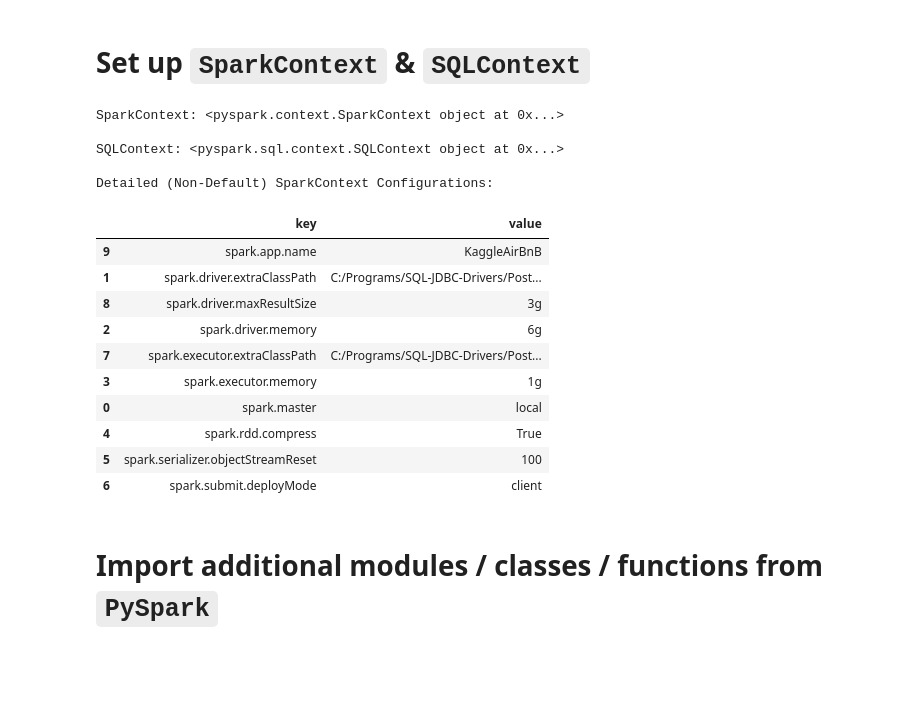
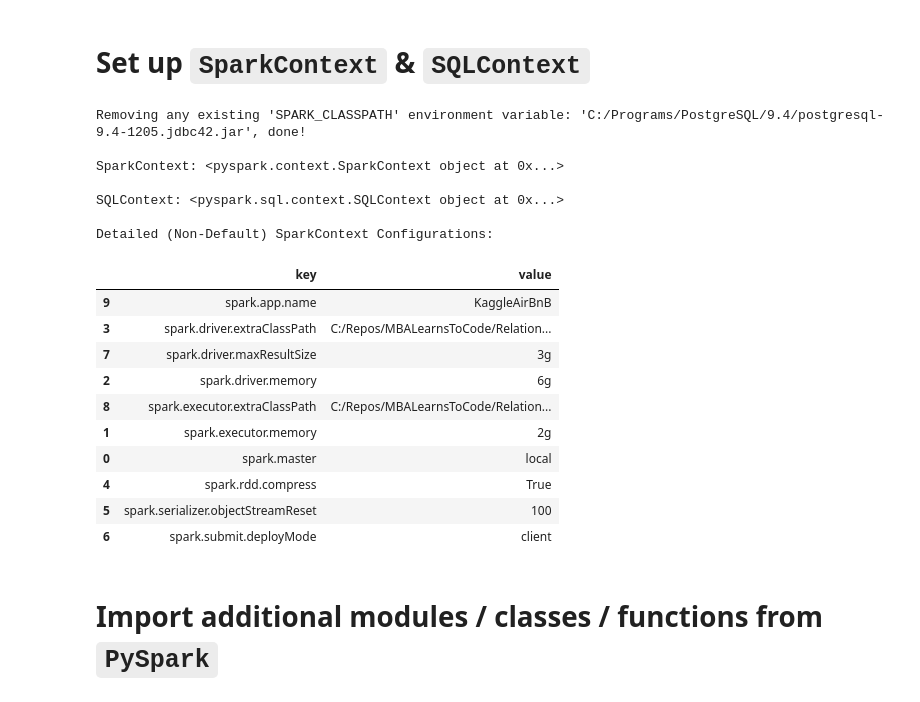
Before and after one commit to ChicagoBoothAnalytics/RelationalData, a Jupyter notebook: Cases/Kaggle AirBnB/Python/KaggleAirBnB-PythonPandas-PySparkDataFrameSQL.ipynb, the cells around one changed output. Drawn from its saved outputs; the diff is of its cells as text; code cells hidden in the pictures; blank space fills up the shorter version.

```diff
--- a/Cases/Kaggle AirBnB/Python/KaggleAirBnB-PythonPandas-PySparkDataFrameSQL.ipynb
+++ b/Cases/Kaggle AirBnB/Python/KaggleAirBnB-PythonPandas-PySparkDataFrameSQL.ipynb
@@ -125,45 +141,53 @@ NB_EXAMPLES_TO_SHOW = 30
 # %%
 if 'pyspark' not in vars():
 
-    # set environment variables for Spark
+    # set / clean up environment variables for Spark
     os.environ['SPARK_HOME'] = SPARK_HOME
+    print("Removing any existing 'SPARK_CLASSPATH' environment variable: ", end='')
+    spark_classpath = os.environ.pop('SPARK_CLASSPATH', None)
+    if spark_classpath:
+        print("'%s', done!\n" % spark_classpath)
+    else:
+        print('done!\n')
 
     # import FindSpark to enable importing of PySpark
     import findspark
     findspark.init()
 
     # import PySpark and set up SparkContext & HiveContext
     import pyspark
 
     sc = pyspark.SparkContext(
         conf=pyspark.SparkConf()
             .setMaster(SPARK_MODE)
             .setAppName('KaggleAirBnB'))
     sc_confs_df = \
         pandas.DataFrame(
             data=sc._conf.getAll(),
             columns=['key', 'value'])\
         .sort_values(by='key')
 
     sqlc = pyspark.sql.SQLContext(sc)
 
 print('SparkContext: %s\n' % str(sc))
 print('SQLContext: %s\n' % str(sqlc))
 print('Detailed (Non-Default) SparkContext Configurations:')
 sc_confs_df
 # %% [output]
+Removing any existing 'SPARK_CLASSPATH' environment variable: 'C:/Programs/PostgreSQL/9.4/postgresql-9.4-1205.jdbc42.jar', done!
+
 SparkContext: <pyspark.context.SparkContext object at 0x...>
 
 SQLContext: <pyspark.sql.context.SQLContext object at 0x...>
 
 Detailed (Non-Default) SparkContext Configurations:
 |  | key | value |
 | 9 | spark.app.name | KaggleAirBnB |
-| 1 | spark.driver.extraClassPath | C:/Programs/SQL-JDBC-Drivers/Post... |
-| 8 | spark.driver.maxResultSize | 3g |
+| 3 | spark.driver.extraClassPath | C:/Repos/MBALearnsToCode/Relation... |
+| 7 | spark.driver.maxResultSize | 3g |
 | 2 | spark.driver.memory | 6g |
-| 7 | spark.executor.extraClassPath | C:/Programs/SQL-JDBC-Drivers/Post... |
-| 3 | spark.executor.memory | 1g |
+| 8 | spark.executor.extraClassPath | C:/Repos/MBALearnsToCode/Relation... |
+| 1 | spark.executor.memory | 2g |
 | 0 | spark.master | local |
 | 4 | spark.rdd.compress | True |
 | 5 | spark.serializer.objectStreamReset | 100 |
```
Also changed, not shown: parts of 91 cells of this notebook.
